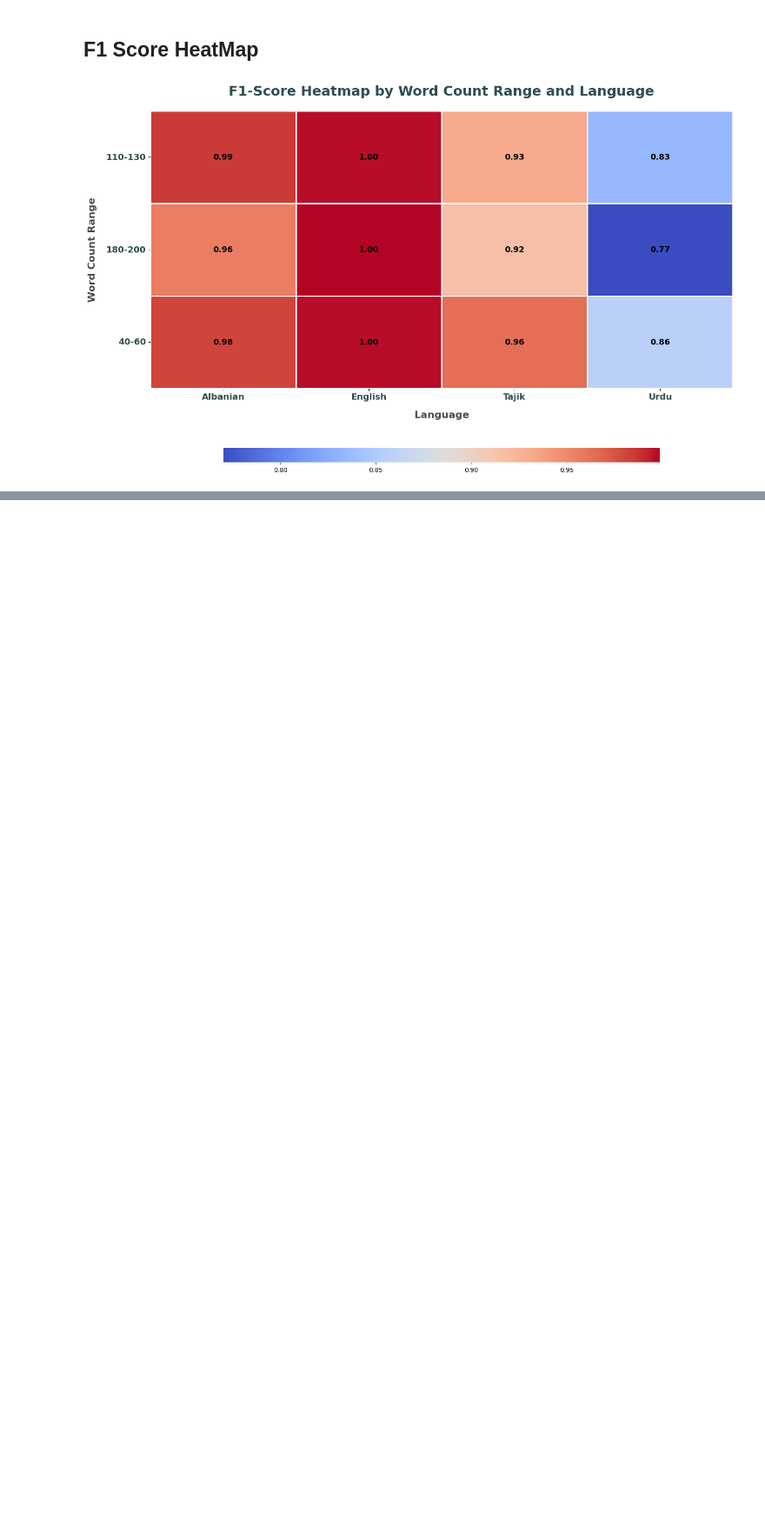
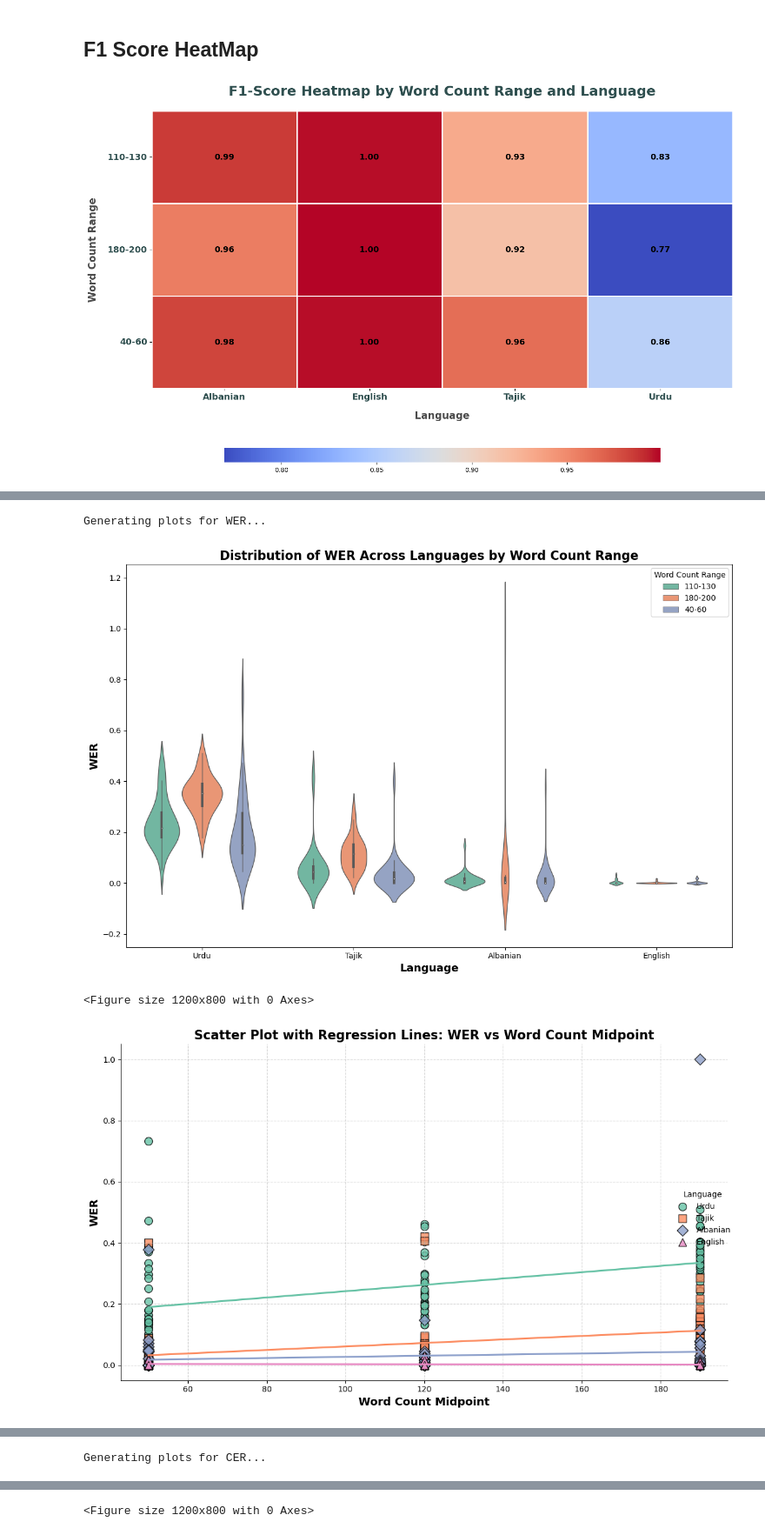
Before and after one commit to abdullahsohaill/CS6303-ResearchProject, a Jupyter notebook: Analysis/Word_Count_Analysis.ipynb, the cells around one changed output, grey strips where cells are left out. Shown at 87% size. Cells and saved outputs as stored; diff of their text form; code cells hidden in the pictures; blank space fills up the shorter version.

```diff
--- a/Analysis/Word_Count_Analysis.ipynb
+++ b/Analysis/Word_Count_Analysis.ipynb
@@ -892,0 +1122,38 @@ plot_heatmap_f1_word_count(f1_combined_word_count_df)
+# %%
+def plot_line_plot(df, metric):
+    plt.figure(figsize=(12, 8))
+    sns.lineplot(
+        data=df,
+        x='Word Count Midpoint',
+        y=metric,
+        hue='Language',
+        marker='o',
+        palette="Set2",
+        linewidth=2
+    )
+    plt.title(f"Line Plot: {metric} vs Word Count Midpoint Across Languages", fontsize=16, fontweight='bold')
+    plt.xlabel("Word Count Midpoint", fontsize=14, fontweight='bold')
+    plt.ylabel(metric, fontsize=14, fontweight='bold')
+    plt.grid(linestyle='--', alpha=0.5)
+    plt.legend(title="Language", loc='upper left')
+    plt.tight_layout()
+    plt.show()
+# %%
+metrics = ['WER', 'CER', 'BLEU']
+
+for metric in metrics:
+    print(f"Generating plots for {metric}...\n")
+
+    # Violin Plot
+    plot_violin_plot(combined_df, metric)
+
+    # Scatter Plot with Regression Lines
+    plot_scatter_with_regression(combined_df, metric)
+
+    # Line Plot
+    plot_line_plot(combined_df, metric)
+# %% [output]
+Generating plots for WER...
+[figure, added]
+<Figure size 1200x800 with 0 Axes>
+[figure, added]
@@ -892,0 +1161 @@ plot_heatmap_f1_word_count(f1_combined_word_count_df)
+Generating plots for CER...
@@ -892,0 +1163 @@ plot_heatmap_f1_word_count(f1_combined_word_count_df)
+<Figure size 1200x800 with 0 Axes>
```
Also changed, not shown: parts of 13 cells of this notebook.
